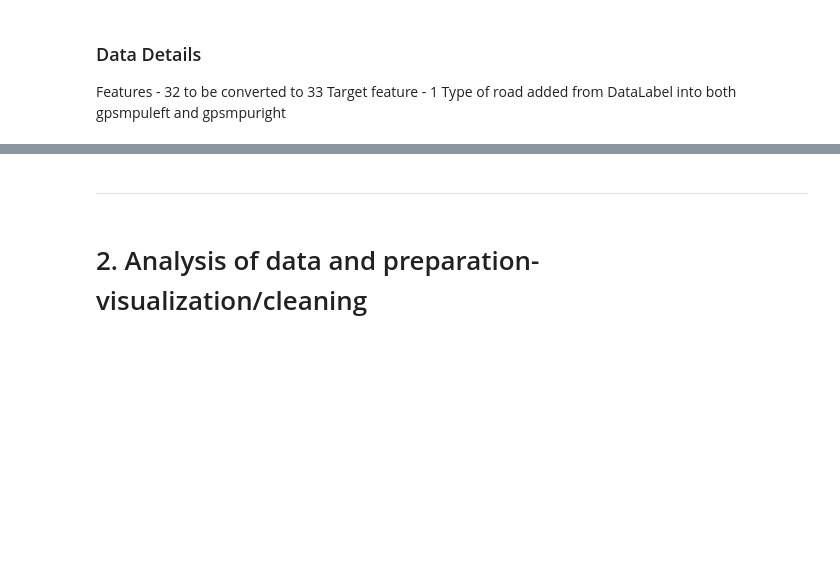
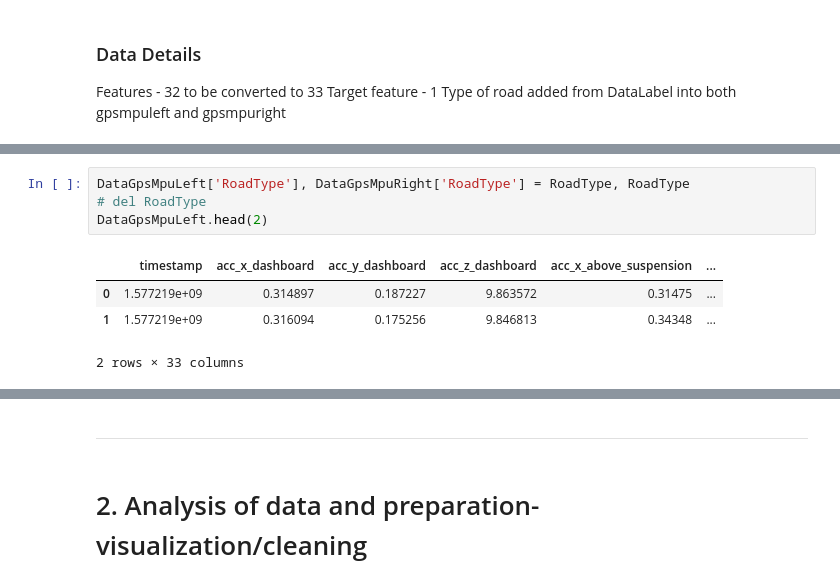
Before and after one commit to VivekM27/Group11_IOT_Analytics_21_23, a Jupyter notebook: Chunks/Vivek Mishra/Regression and Classification.ipynb, the cells around one changed output, grey strips where cells are left out. Cells and saved outputs as stored; diff of their text form; blank space fills up the shorter version.

```diff
--- a/Chunks/Vivek Mishra/Regression and Classification.ipynb
+++ b/Chunks/Vivek Mishra/Regression and Classification.ipynb
@@ -186,0 +182,9 @@ Target feature - 1 Type of road added from DataLabel into both gpsmpuleft and gp
+# %%
+DataGpsMpuLeft['RoadType'], DataGpsMpuRight['RoadType'] = RoadType, RoadType
+# del RoadType
+DataGpsMpuLeft.head(2)
+# %% [output]
+|  | timestamp | acc_x_dashboard | acc_y_dashboard | acc_z_dashboard | acc_x_above_suspension | ... |
+| 0 | 1.577219e+09 | 0.314897 | 0.187227 | 9.863572 | 0.31475 | ... |
+| 1 | 1.577219e+09 | 0.316094 | 0.175256 | 9.846813 | 0.34348 | ... |
+2 rows × 33 columns
```
Also changed, not shown: parts of 5 cells of this notebook, 21 other files.
